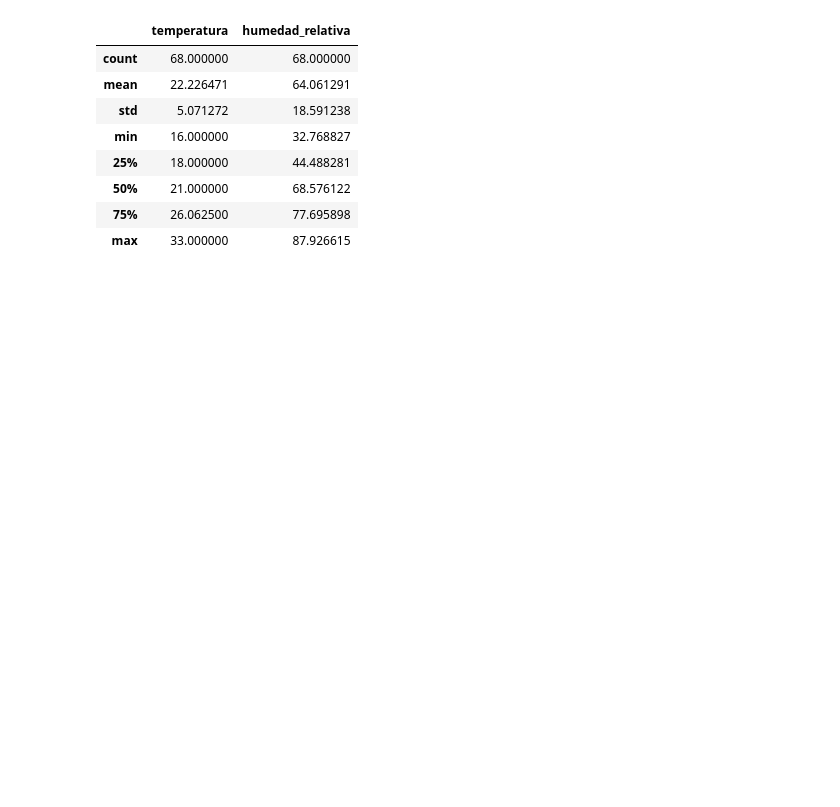
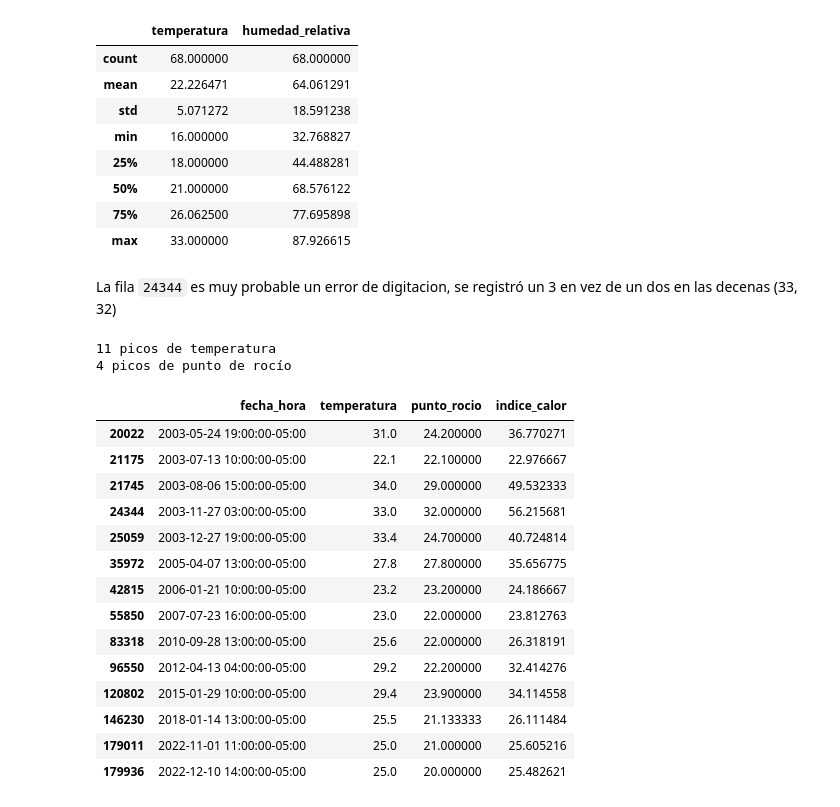
Before and after one commit to David-Sac/clima-iquitos, a Jupyter notebook: notebooks/02_analisis.ipynb, the cells around one changed output. Saved outputs shown, nothing was run; the diff lists cells and outputs as text; code cells hidden in the pictures; blank space fills up the shorter version.

```diff
--- a/notebooks/02_analisis.ipynb
+++ b/notebooks/02_analisis.ipynb
@@ -195,3 +195,41 @@ menores[["temperatura", "humedad_relativa"]].describe()
 | 50% | 21.000000 | 68.576122 |
 | 75% | 26.062500 | 77.695898 |
 | max | 33.000000 | 87.926615 |
+# %% [markdown]
+La fila `24344` es muy probable un error de digitacion, se registró un 3 en vez de un dos en las decenas (33, 32)
+# %%
+umbral = 5  # grados Celsius
+
+for col in ["temperatura", "punto_rocio"]:
+    salto_antes = df[col] - df[col].shift(1)
+    salto_despues = df[col] - df[col].shift(-1)
+
+    df[f"pico_{col}"] = (
+        (salto_antes.abs() > umbral)
+        & (salto_despues.abs() > umbral)
+        & (np.sign(salto_antes) == np.sign(salto_despues))
+    )
+
+print(df["pico_temperatura"].sum(), "picos de temperatura")
+print(df["pico_punto_rocio"].sum(), "picos de punto de rocío")
+# %% [output]
+11 picos de temperatura
+4 picos de punto de rocío
+# %%
+df[df["pico_temperatura"] | df["pico_punto_rocio"]][["fecha_hora", "temperatura", "punto_rocio", "indice_calor"]]
+# %% [output]
+|  | fecha_hora | temperatura | punto_rocio | indice_calor |
+| 20022 | 2003-05-24 19:00:00-05:00 | 31.0 | 24.200000 | 36.770271 |
+| 21175 | 2003-07-13 10:00:00-05:00 | 22.1 | 22.100000 | 22.976667 |
+| 21745 | 2003-08-06 15:00:00-05:00 | 34.0 | 29.000000 | 49.532333 |
+| 24344 | 2003-11-27 03:00:00-05:00 | 33.0 | 32.000000 | 56.215681 |
+| 25059 | 2003-12-27 19:00:00-05:00 | 33.4 | 24.700000 | 40.724814 |
+| 35972 | 2005-04-07 13:00:00-05:00 | 27.8 | 27.800000 | 35.656775 |
+| 42815 | 2006-01-21 10:00:00-05:00 | 23.2 | 23.200000 | 24.186667 |
+| 55850 | 2007-07-23 16:00:00-05:00 | 23.0 | 22.000000 | 23.812763 |
+| 83318 | 2010-09-28 13:00:00-05:00 | 25.6 | 22.000000 | 26.318191 |
+| 96550 | 2012-04-13 04:00:00-05:00 | 29.2 | 22.200000 | 32.414276 |
+| 120802 | 2015-01-29 10:00:00-05:00 | 29.4 | 23.900000 | 34.114558 |
+| 146230 | 2018-01-14 13:00:00-05:00 | 25.5 | 21.133333 | 26.111484 |
+| 179011 | 2022-11-01 11:00:00-05:00 | 25.0 | 21.000000 | 25.605216 |
+| 179936 | 2022-12-10 14:00:00-05:00 | 25.0 | 20.000000 | 25.482621 |
```
Also changed, not shown: parts of 11 cells of this notebook, 4 other files.
